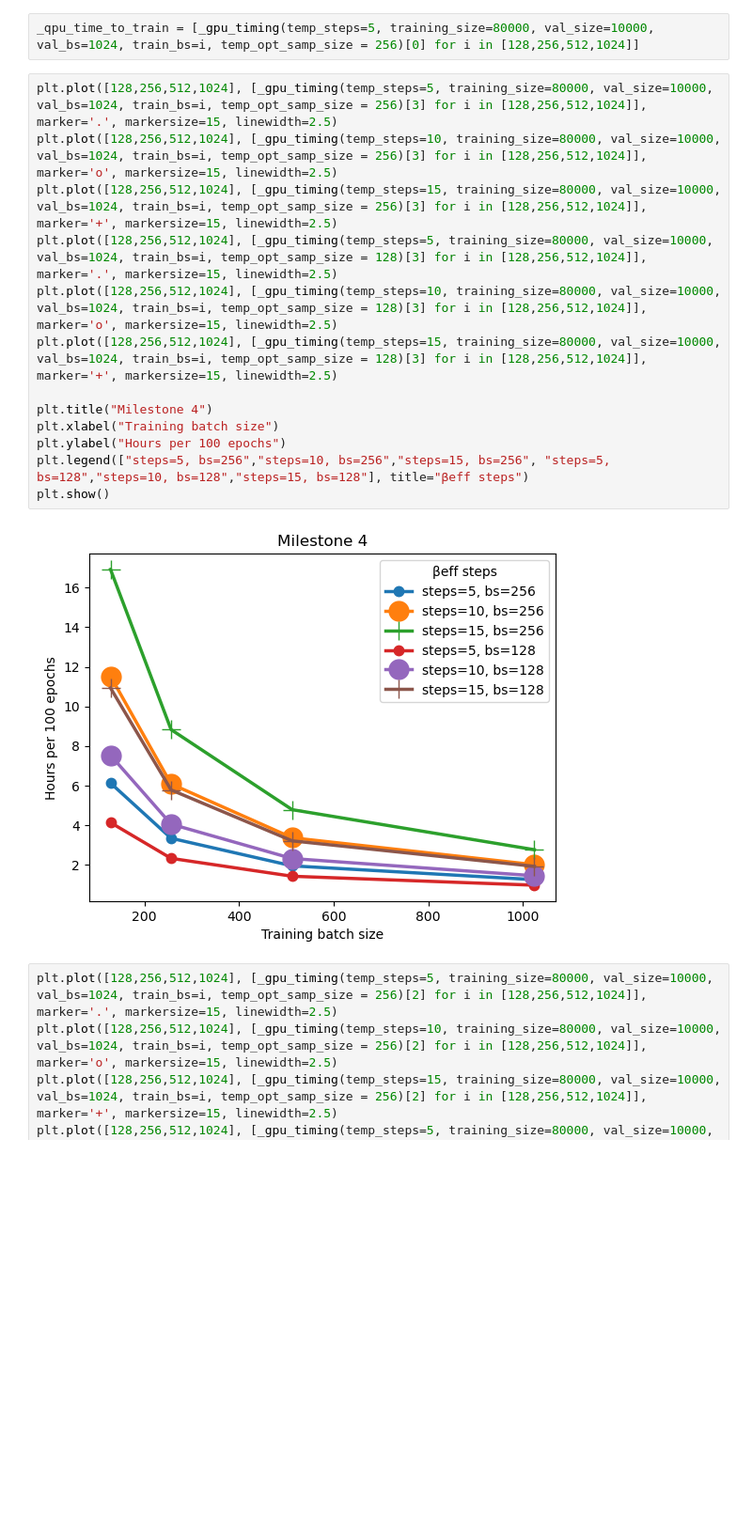
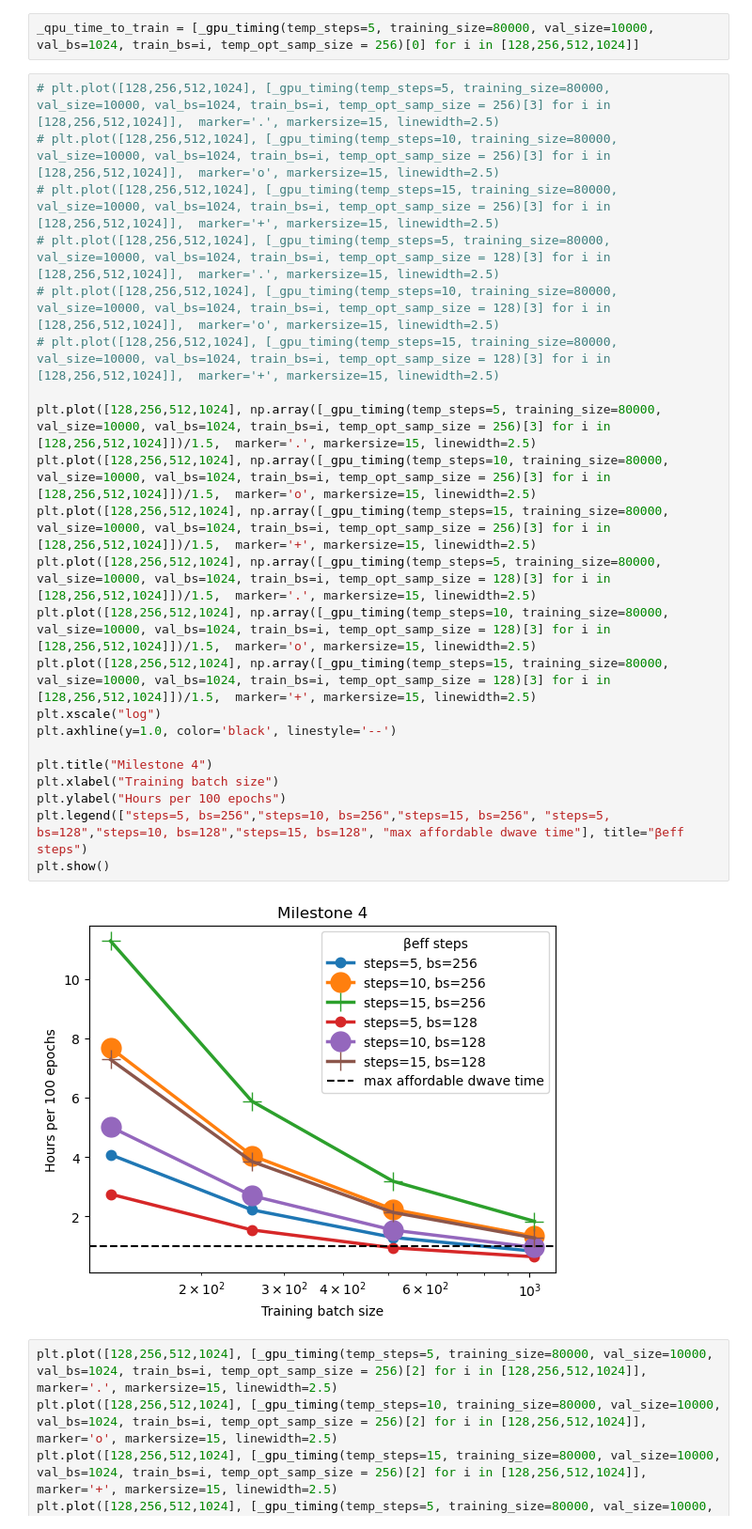
Before and after one commit to QaloSim/CaloQVAE, a Jupyter notebook: GenSamples.ipynb, the cells around one changed output. Shown at 94% size. Saved outputs shown, nothing was run; the diff lists cells and outputs as text; blank space fills up the shorter version.

```diff
--- a/GenSamples.ipynb
+++ b/GenSamples.ipynb
@@ -1827,20 +1827,29 @@ def _gpu_timing(temp_steps=5, training_size=80000, val_size=10000, val_bs=1024,
 # %%
 _qpu_time_to_train = [_gpu_timing(temp_steps=5, training_size=80000, val_size=10000, val_bs=1024, train_bs=i, temp_opt_samp_size = 256)[0] for i in [128,256,512,1024]]
 # %%
-plt.plot([128,256,512,1024], [_gpu_timing(temp_steps=5, training_size=80000, val_size=10000, val_bs=1024, train_bs=i, temp_opt_samp_size = 256)[3] for i in [128,256,512,1024]],  marker='.', markersize=15, linewidth=2.5)
-plt.plot([128,256,512,1024], [_gpu_timing(temp_steps=10, training_size=80000, val_size=10000, val_bs=1024, train_bs=i, temp_opt_samp_size = 256)[3] for i in [128,256,512,1024]],  marker='o', markersize=15, linewidth=2.5)
-plt.plot([128,256,512,1024], [_gpu_timing(temp_steps=15, training_size=80000, val_size=10000, val_bs=1024, train_bs=i, temp_opt_samp_size = 256)[3] for i in [128,256,512,1024]],  marker='+', markersize=15, linewidth=2.5)
-plt.plot([128,256,512,1024], [_gpu_timing(temp_steps=5, training_size=80000, val_size=10000, val_bs=1024, train_bs=i, temp_opt_samp_size = 128)[3] for i in [128,256,512,1024]],  marker='.', markersize=15, linewidth=2.5)
-plt.plot([128,256,512,1024], [_gpu_timing(temp_steps=10, training_size=80000, val_size=10000, val_bs=1024, train_bs=i, temp_opt_samp_size = 128)[3] for i in [128,256,512,1024]],  marker='o', markersize=15, linewidth=2.5)
-plt.plot([128,256,512,1024], [_gpu_timing(temp_steps=15, training_size=80000, val_size=10000, val_bs=1024, train_bs=i, temp_opt_samp_size = 128)[3] for i in [128,256,512,1024]],  marker='+', markersize=15, linewidth=2.5)
+# plt.plot([128,256,512,1024], [_gpu_timing(temp_steps=5, training_size=80000, val_size=10000, val_bs=1024, train_bs=i, temp_opt_samp_size = 256)[3] for i in [128,256,512,1024]],  marker='.', markersize=15, linewidth=2.5)
+# plt.plot([128,256,512,1024], [_gpu_timing(temp_steps=10, training_size=80000, val_size=10000, val_bs=1024, train_bs=i, temp_opt_samp_size = 256)[3] for i in [128,256,512,1024]],  marker='o', markersize=15, linewidth=2.5)
+# plt.plot([128,256,512,1024], [_gpu_timing(temp_steps=15, training_size=80000, val_size=10000, val_bs=1024, train_bs=i, temp_opt_samp_size = 256)[3] for i in [128,256,512,1024]],  marker='+', markersize=15, linewidth=2.5)
+# plt.plot([128,256,512,1024], [_gpu_timing(temp_steps=5, training_size=80000, val_size=10000, val_bs=1024, train_bs=i, temp_opt_samp_size = 128)[3] for i in [128,256,512,1024]],  marker='.', markersize=15, linewidth=2.5)
+# plt.plot([128,256,512,1024], [_gpu_timing(temp_steps=10, training_size=80000, val_size=10000, val_bs=1024, train_bs=i, temp_opt_samp_size = 128)[3] for i in [128,256,512,1024]],  marker='o', markersize=15, linewidth=2.5)
+# plt.plot([128,256,512,1024], [_gpu_timing(temp_steps=15, training_size=80000, val_size=10000, val_bs=1024, train_bs=i, temp_opt_samp_size = 128)[3] for i in [128,256,512,1024]],  marker='+', markersize=15, linewidth=2.5)
+
+plt.plot([128,256,512,1024], np.array([_gpu_timing(temp_steps=5, training_size=80000, val_size=10000, val_bs=1024, train_bs=i, temp_opt_samp_size = 256)[3] for i in [128,256,512,1024]])/1.5,  marker='.', markersize=15, linewidth=2.5)
+plt.plot([128,256,512,1024], np.array([_gpu_timing(temp_steps=10, training_size=80000, val_size=10000, val_bs=1024, train_bs=i, temp_opt_samp_size = 256)[3] for i in [128,256,512,1024]])/1.5,  marker='o', markersize=15, linewidth=2.5)
+plt.plot([128,256,512,1024], np.array([_gpu_timing(temp_steps=15, training_size=80000, val_size=10000, val_bs=1024, train_bs=i, temp_opt_samp_size = 256)[3] for i in [128,256,512,1024]])/1.5,  marker='+', markersize=15, linewidth=2.5)
+plt.plot([128,256,512,1024], np.array([_gpu_timing(temp_steps=5, training_size=80000, val_size=10000, val_bs=1024, train_bs=i, temp_opt_samp_size = 128)[3] for i in [128,256,512,1024]])/1.5,  marker='.', markersize=15, linewidth=2.5)
+plt.plot([128,256,512,1024], np.array([_gpu_timing(temp_steps=10, training_size=80000, val_size=10000, val_bs=1024, train_bs=i, temp_opt_samp_size = 128)[3] for i in [128,256,512,1024]])/1.5,  marker='o', markersize=15, linewidth=2.5)
+plt.plot([128,256,512,1024], np.array([_gpu_timing(temp_steps=15, training_size=80000, val_size=10000, val_bs=1024, train_bs=i, temp_opt_samp_size = 128)[3] for i in [128,256,512,1024]])/1.5,  marker='+', markersize=15, linewidth=2.5)
+plt.xscale("log")
+plt.axhline(y=1.0, color='black', linestyle='--')
 
 plt.title("Milestone 4")
 plt.xlabel("Training batch size")
 plt.ylabel("Hours per 100 epochs")
-plt.legend(["steps=5, bs=256","steps=10, bs=256","steps=15, bs=256", "steps=5, bs=128","steps=10, bs=128","steps=15, bs=128"], title="βeff steps")
+plt.legend(["steps=5, bs=256","steps=10, bs=256","steps=15, bs=256", "steps=5, bs=128","steps=10, bs=128","steps=15, bs=128", "max affordable dwave time"], title="βeff steps")
 plt.show()
 # %% [output]
-[figure, old version]
+[figure, new version]
 # %%
 plt.plot([128,256,512,1024], [_gpu_timing(temp_steps=5, training_size=80000, val_size=10000, val_bs=1024, train_bs=i, temp_opt_samp_size = 256)[2] for i in [128,256,512,1024]],  marker='.', markersize=15, linewidth=2.5)
 plt.plot([128,256,512,1024], [_gpu_timing(temp_steps=10, training_size=80000, val_size=10000, val_bs=1024, train_bs=i, temp_opt_samp_size = 256)[2] for i in [128,256,512,1024]],  marker='o', markersize=15, linewidth=2.5)
```
Also changed, not shown: 3 other files.
